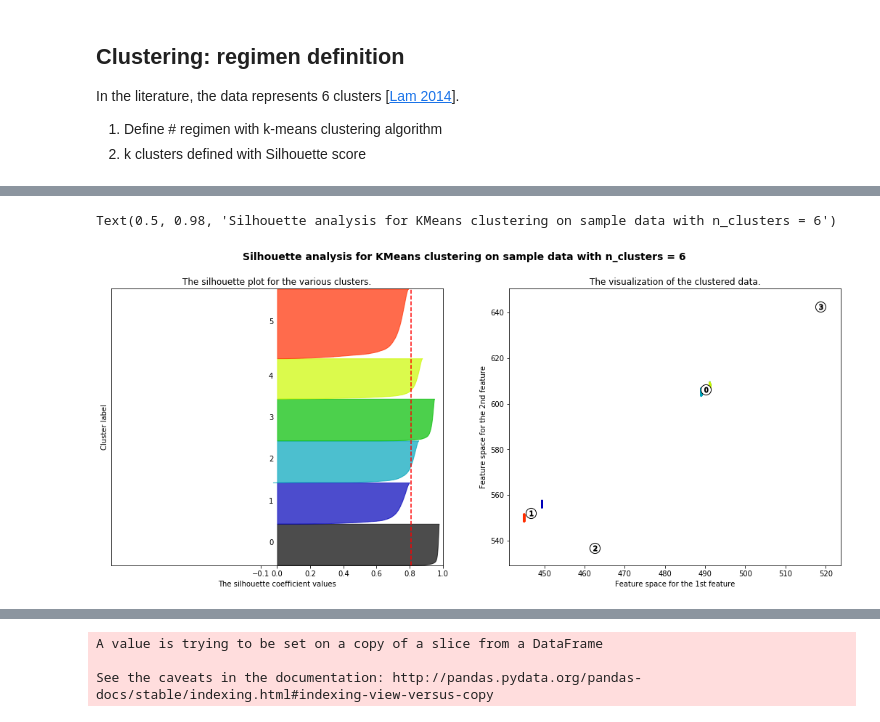
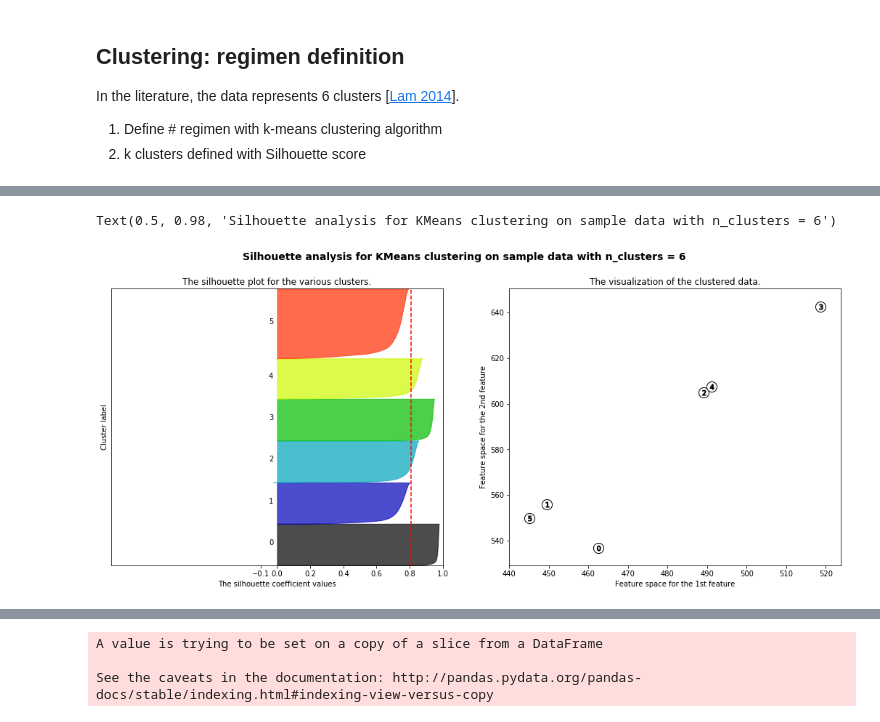
Before and after one commit to wimverleyen/DeepLearning, a Jupyter notebook: notebook/TSBP.ipynb, the cells around one changed output, grey strips where cells are left out. Saved outputs shown, nothing was run; the diff lists cells and outputs as text; code cells hidden in the pictures.

```diff
--- a/notebook/TSBP.ipynb
+++ b/notebook/TSBP.ipynb
@@ -28,9 +28,9 @@ Trajectory based similarity prediction models can be constructed following the f
 1. Similarity measure
 1. Aggregation
 # %%
-DATA_DIR = '/home/laptop/Documents/data/aviation/NASA/Challenge_Data/'
-FIG_DIR = '/home/laptop/Documents/data/aviation/NASA/Challenge_Data/figures/'
-REPORT_DIR = "/home/laptop/Documents/data/aviation/NASA/Challenge_Data/reports/"
+DATA_DIR = '/Users/UCRP556/data/aviation/NASA/Challenge_Data/'
+FIG_DIR = '/Users/UCRP556/data/aviation/NASA/Challenge_Data/figures/'
+REPORT_DIR = "/Users/UCRP556/data/aviation/NASA/Challenge_Data/reports/"
 # %%
 train_file = DATA_DIR+'train.txt'
 df = pd.read_csv(train_file, sep=' ', header=None)
@@ -158,7 +159,7 @@ ax2.scatter(X[:, 0], X[:, 1], marker='.', s=30, lw=0, alpha=0.7,
             c=colors, edgecolor='k')
 
 # Labeling the clusters
-centers = clusterer.cluster_centers_
+centers = kmeans.cluster_centers_
 # Draw white circles at cluster centers
 ax2.scatter(centers[:, 0], centers[:, 1], marker='o',
             c="white", alpha=1, s=200, edgecolor='k')
@@ -179,2 +180,2 @@ For n_clusters = 6 The average silhouette_score is : 0.8088210851577878
 Text(0.5, 0.98, 'Silhouette analysis for KMeans clustering on sample data with n_clusters = 6')
-[figure, old version]
+[figure, new version]
```
Also changed, not shown: parts of 20 cells of this notebook.
